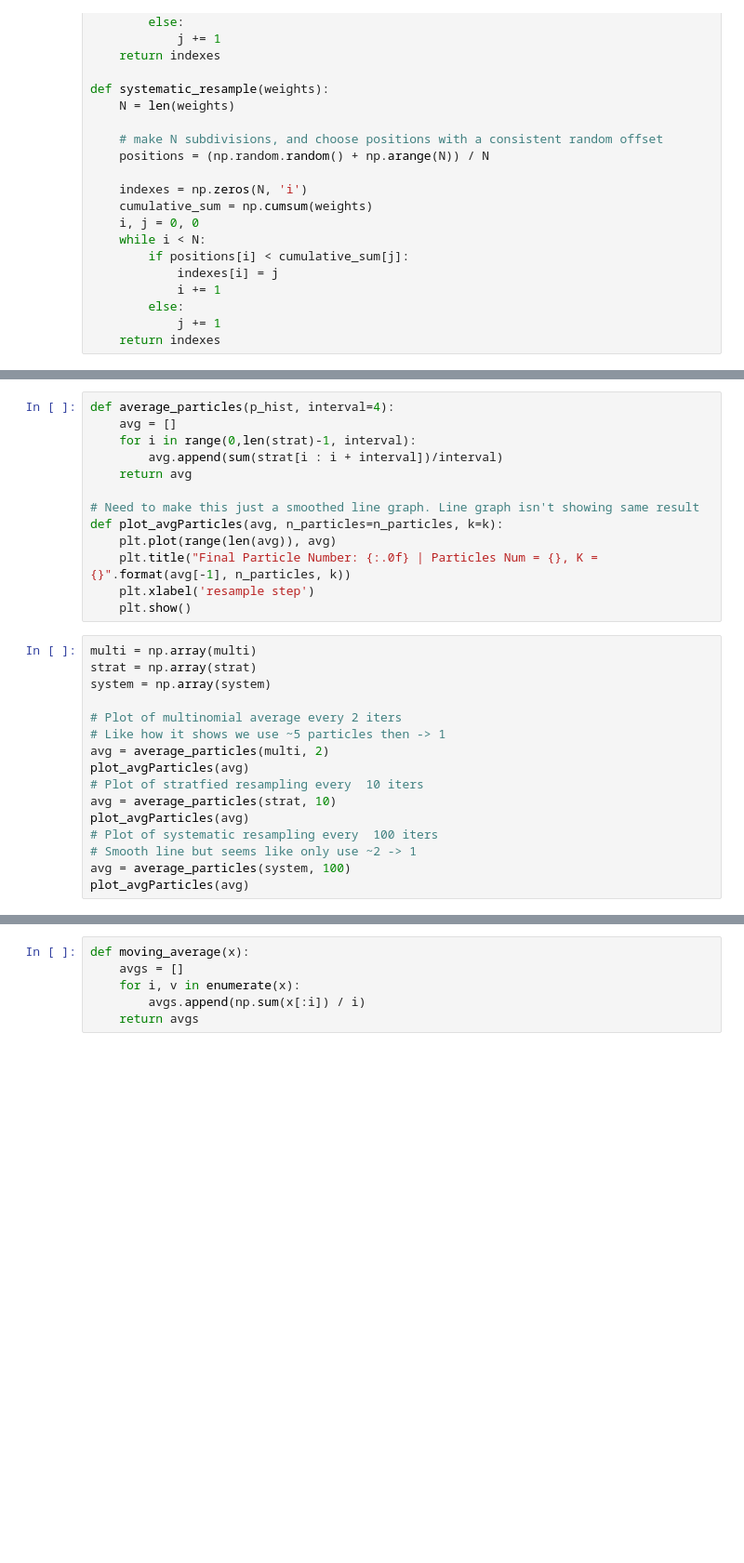
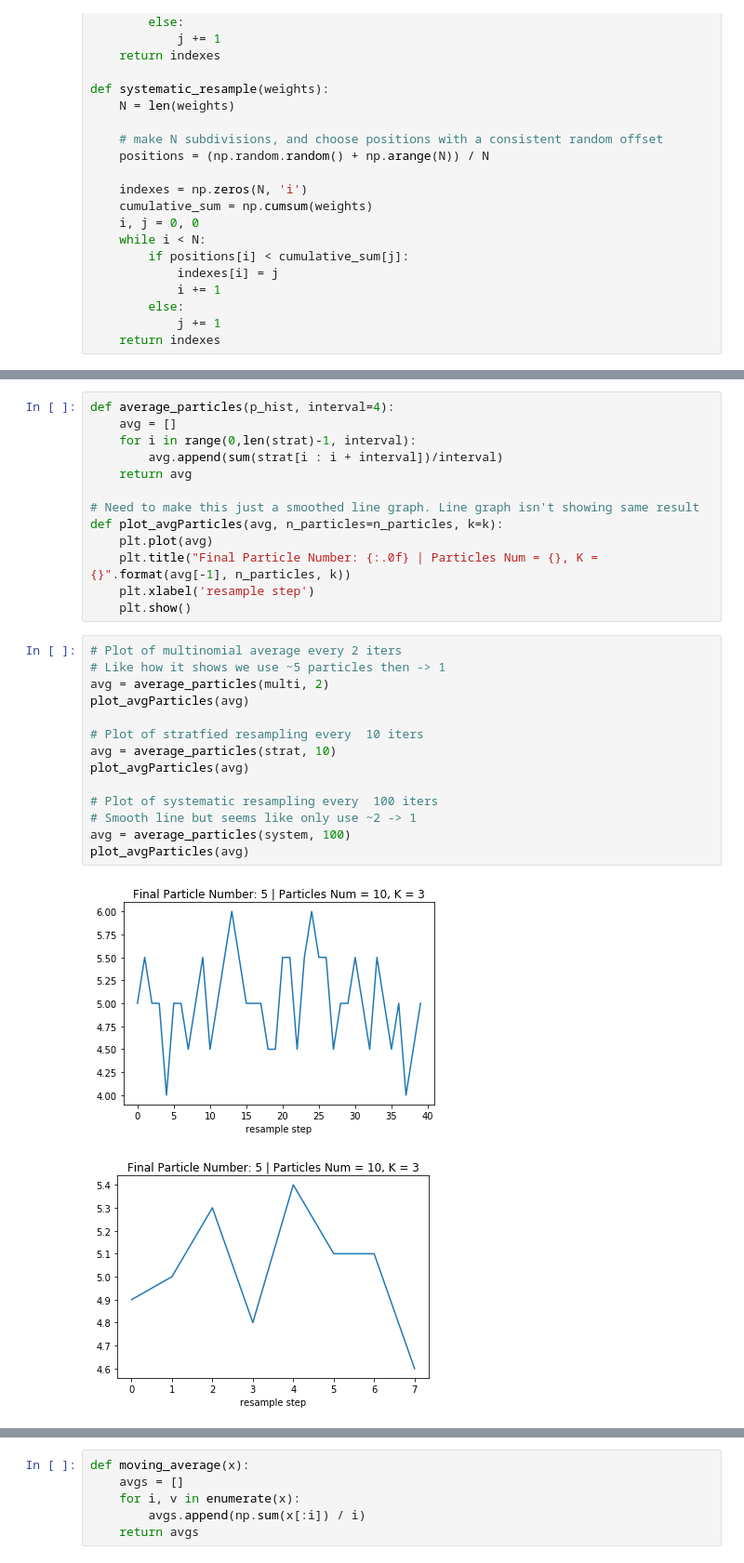
Before and after one commit to colby-j-wise/ParticleThompsonSamplingMAB, a Jupyter notebook: particle_analysis.ipynb, the cells around one changed output, grey strips where cells are left out. Shown: that part at 93% size. Saved outputs shown, nothing was run; the diff lists cells and outputs as text; blank space fills up the shorter version.

```diff
--- a/particle_analysis.ipynb
+++ b/particle_analysis.ipynb
@@ -258,23 +293,24 @@ def average_particles(p_hist, interval=4):
 
 # Need to make this just a smoothed line graph. Line graph isn't showing same result
 def plot_avgParticles(avg, n_particles=n_particles, k=k):
-    plt.plot(range(len(avg)), avg)
+    plt.plot(avg)
     plt.title("Final Particle Number: {:.0f} | Particles Num = {}, K = {}".format(avg[-1], n_particles, k))
     plt.xlabel('resample step')
     plt.show()
 # %%
-multi = np.array(multi)
-strat = np.array(strat)
-system = np.array(system)
-
 # Plot of multinomial average every 2 iters
 # Like how it shows we use ~5 particles then -> 1
 avg = average_particles(multi, 2)
 plot_avgParticles(avg)
+
 # Plot of stratfied resampling every  10 iters
 avg = average_particles(strat, 10)
 plot_avgParticles(avg)
+
 # Plot of systematic resampling every  100 iters
 # Smooth line but seems like only use ~2 -> 1
 avg = average_particles(system, 100)
 plot_avgParticles(avg)
+# %% [output]
+[figure, added]
+[figure, added]
```
Also changed, not shown: parts of 8 cells of this notebook, 3 other files.
